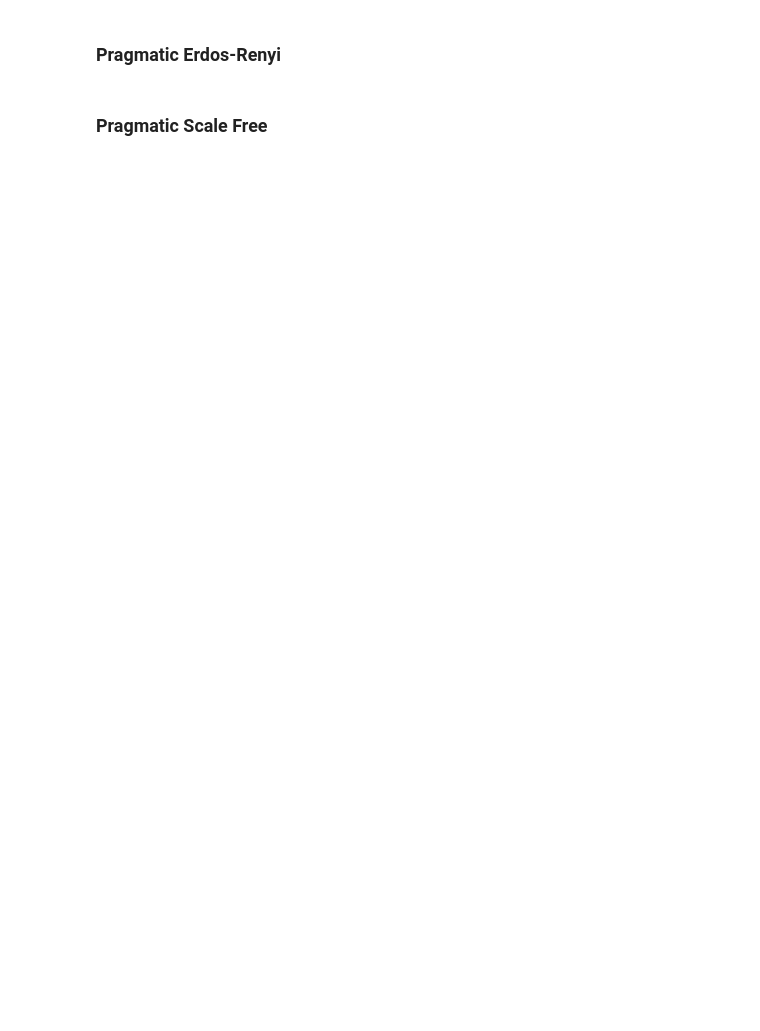
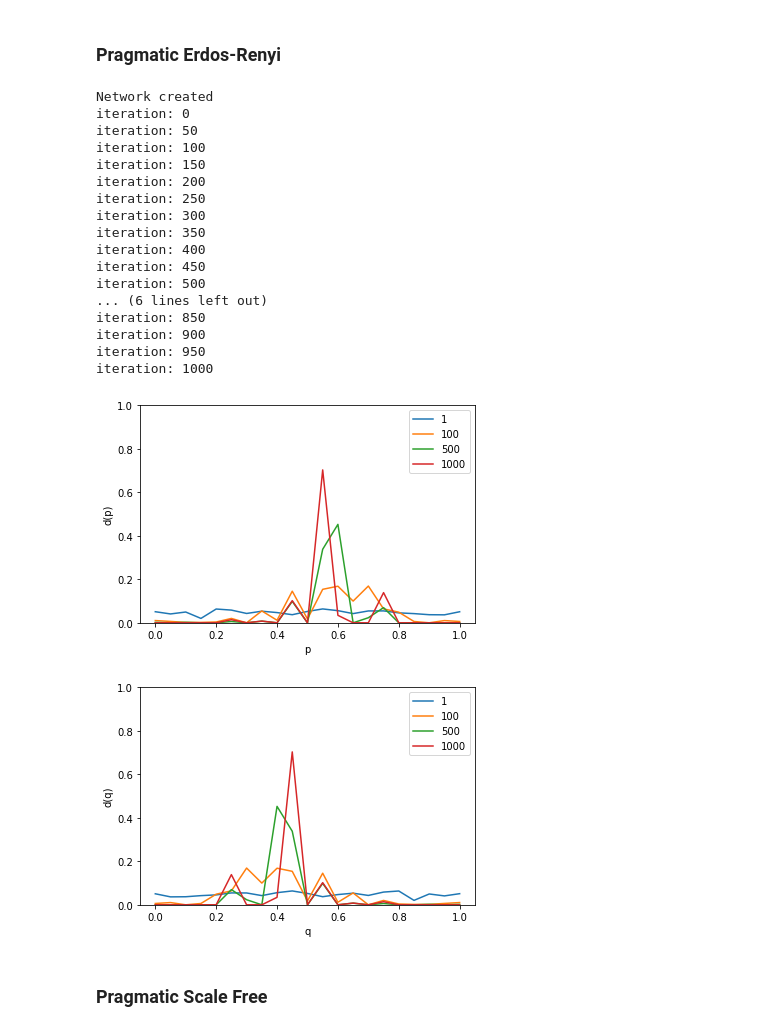
Before and after one commit to rufimelo99/UltimatumGame, a Jupyter notebook: UltimatumGame.ipynb, the cells around one changed output. Saved outputs shown, nothing was run; the diff lists cells and outputs as text; code cells hidden in the pictures; blank space fills up the shorter version.

```diff
--- a/UltimatumGame.ipynb
+++ b/UltimatumGame.ipynb
@@ -334,8 +351,8 @@ iteration: 500
 # %% [markdown]
 ### Pragmatic Erdos-Renyi
 # %%
-NPLAYERS =  5000
-NITERATIONS = 10001
+NPLAYERS =  500
+NITERATIONS = 1001
 
 game = ultimatumGame(NPLAYERS, PlayerRole.PRAGMATIC, ScaleFree=False)
 
@@ -354,36 +371,56 @@ for iteration in range(NITERATIONS):
   offersDicInitial,offerDic,thresholdDicInitial,thresholdDic = game.runEpisode(iteration,offersDicInitial,offerDic,thresholdDicInitial,thresholdDic,stopsForGraphs, NaturalSelection=True, SocialPenalty=False)
 
 
-
 plt.plot(bargainValues, np.array(list(offerDic[1].values()))/sum(np.array(list(offerDic[1].values()))) , label = "1" )
 plt.plot(bargainValues, np.array(list(offerDic[100].values()))/sum(np.array(list(offerDic[100].values()))) , label = "100" )
+plt.plot(bargainValues, np.array(list(offerDic[500].values()))/sum(np.array(list(offerDic[500].values()))) , label = "500" )
 plt.plot(bargainValues, np.array(list(offerDic[1000].values()))/sum(np.array(list(offerDic[1000].values()))) , label = "1000" )
-plt.plot(bargainValues, np.array(list(offerDic[10000].values()))/sum(np.array(list(offerDic[10000].values()))) , label = "10000" )
 
 # naming the x axis
 plt.xlabel('p')
 # naming the y axis
 plt.ylabel('d(p)')
 # show a legend on the plot
 plt.legend()
 plt.ylim(bottom=0)
 plt.ylim(top=1)
 plt.show()
 
 plt.plot(bargainValues, np.array(list(thresholdDic[1].values()))/sum(np.array(list(thresholdDic[1].values()))) , label = "1" )
 plt.plot(bargainValues, np.array(list(thresholdDic[100].values()))/sum(np.array(list(thresholdDic[100].values()))) , label = "100" )
+plt.plot(bargainValues, np.array(list(thresholdDic[500].values()))/sum(np.array(list(thresholdDic[500].values()))) , label = "500" )
 plt.plot(bargainValues, np.array(list(thresholdDic[1000].values()))/sum(np.array(list(thresholdDic[1000].values()))) , label = "1000" )
-plt.plot(bargainValues, np.array(list(thresholdDic[10000].values()))/sum(np.array(list(thresholdDic[10000].values()))) , label = "10000" )
 
+# naming the x axis
 # naming the x axis
 plt.xlabel('q')
 # naming the y axis
 plt.ylabel('d(q)')
 # show a legend on the plot
 plt.legend()
 plt.ylim(bottom=0)
 plt.ylim(top=1)
 plt.show()
+# %% [output]
+Network created
+iteration: 0
+iteration: 50
+iteration: 100
+iteration: 150
+iteration: 200
+iteration: 250
+iteration: 300
+iteration: 350
+iteration: 400
+iteration: 450
+iteration: 500
+... (6 lines left out)
+iteration: 850
+iteration: 900
+iteration: 950
+iteration: 1000
+[figure, added]
+[figure, added]
 # %% [markdown]
 ### Pragmatic Scale Free
 # %%
```
Also changed, not shown: parts of 48 cells of this notebook.
